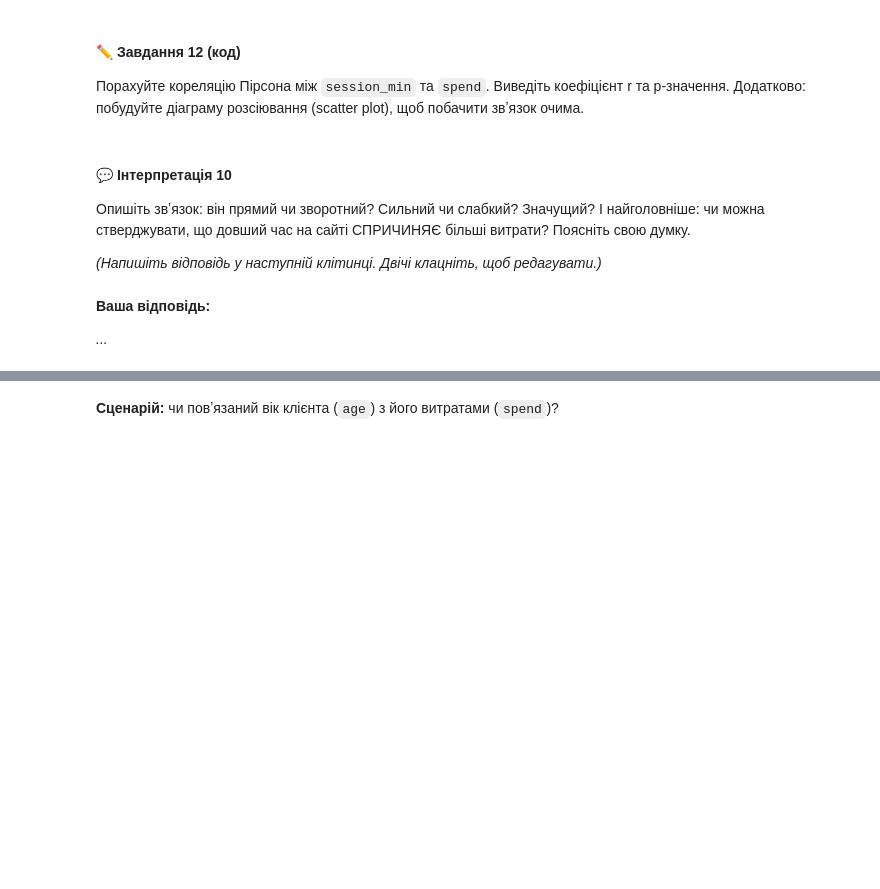
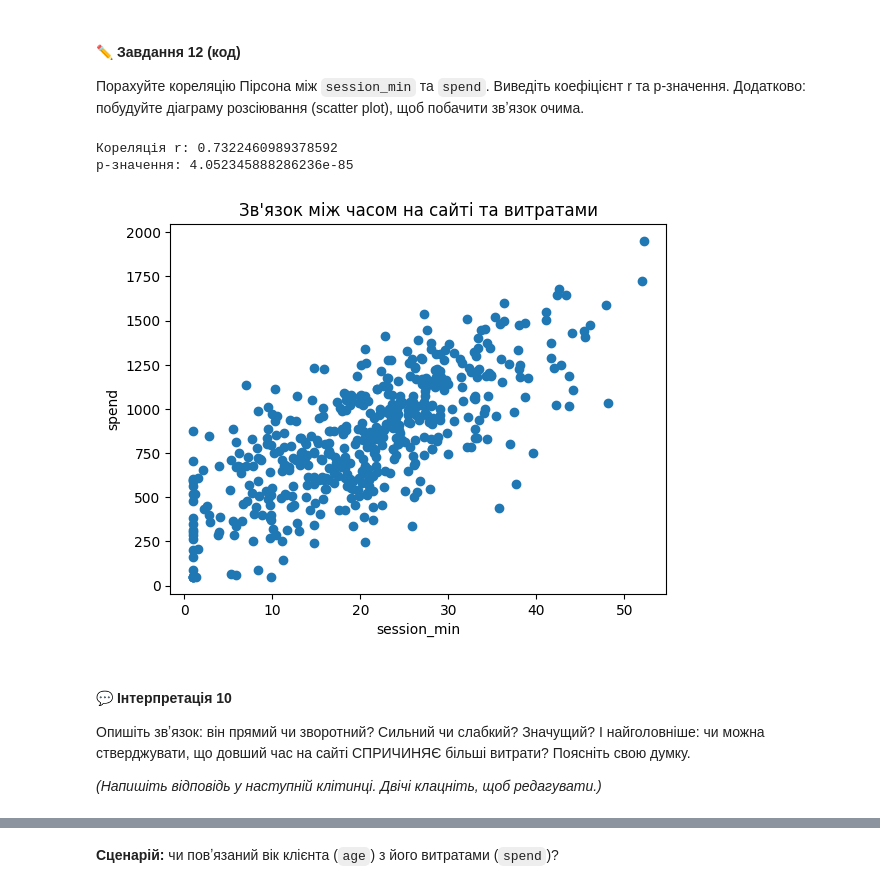
Before and after one commit to Wilson1994/DTA-2026, a Jupyter notebook: homework/practice_stat_tests.ipynb, the cells around one changed output, grey strips where cells are left out. Drawn from its saved outputs; the diff is of its cells as text; code cells hidden in the pictures; blank space fills up the shorter version.

```diff
--- a/homework/practice_stat_tests.ipynb
+++ b/homework/practice_stat_tests.ipynb
@@ -364,10 +596,24 @@ df.head()
+# %%
+# Завдання 12:
+
+r, p_value = stats.pearsonr(df["session_min"], df["spend"])
+
+print("Кореляція r:", r)
+print("p-значення:", p_value)
+
+plt.figure()
+plt.scatter(df["session_min"], df["spend"])
+plt.xlabel("session_min")
+plt.ylabel("spend")
+plt.title("Зв'язок між часом на сайті та витратами")
+plt.show()
+# %% [output]
+Кореляція r: 0.7322460989378592
+p-значення: 4.052345888286236e-85
+[figure, added]
 # %% [markdown]
 #### 💬 Інтерпретація 10
 
 Опишіть звʼязок: він прямий чи зворотний? Сильний чи слабкий? Значущий? І найголовніше: чи можна стверджувати, що довший час на сайті СПРИЧИНЯЄ більші витрати? Поясніть свою думку.
 
 *(Напишіть відповідь у наступній клітинці. Двічі клацніть, щоб редагувати.)*
-# %% [markdown]
-**Ваша відповідь:**
-
-*...*
```
Also changed, not shown: parts of 57 cells of this notebook.
